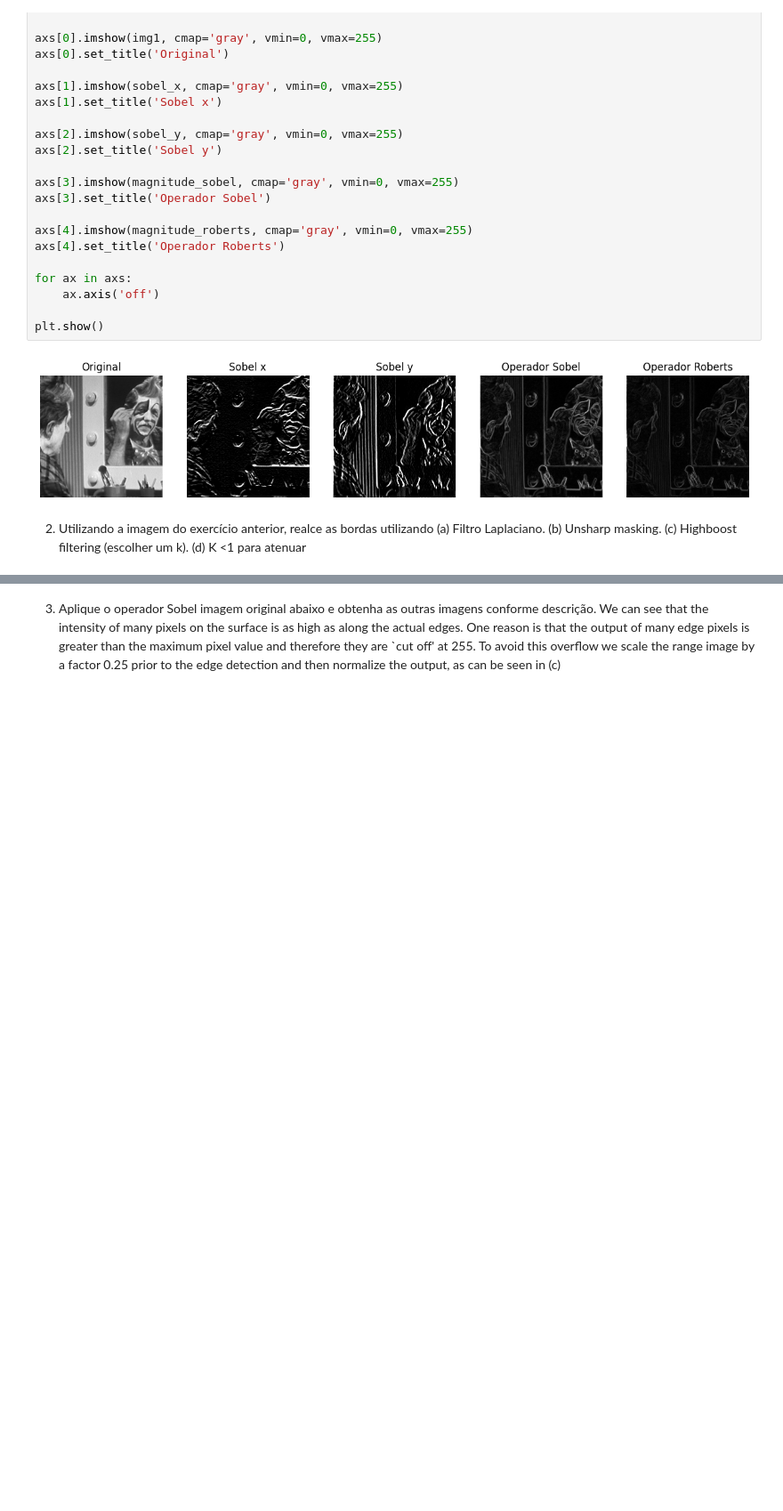
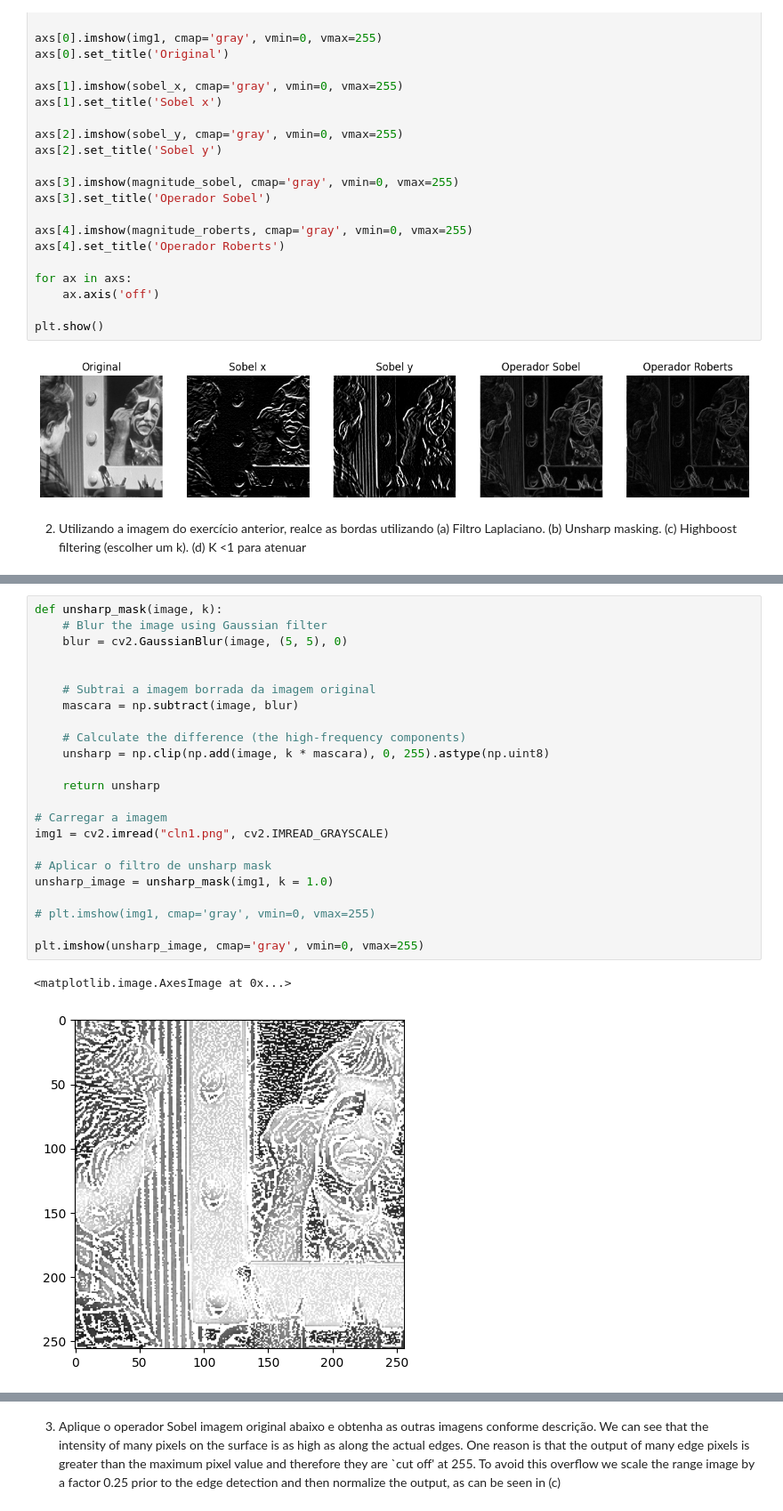
Before and after one commit to anaalicecordeiro/gbc216_t1_G04, a Jupyter notebook: Lab05 - High pass filtering/Lab05.ipynb, the cells around one changed output, grey strips where cells are left out. Shown at 89% size. Cells and saved outputs as stored; diff of their text form; blank space fills up the shorter version.

```diff
--- a/Lab05 - High pass filtering/Lab05.ipynb
+++ b/Lab05 - High pass filtering/Lab05.ipynb
@@ -92 +101,27 @@ plt.show()
+# %%
+def unsharp_mask(image, k):
+    # Blur the image using Gaussian filter
+    blur = cv2.GaussianBlur(image, (5, 5), 0)
+
+
+    # Subtrai a imagem borrada da imagem original
+    mascara = np.subtract(image, blur)
+
+    # Calculate the difference (the high-frequency components)
+    unsharp = np.clip(np.add(image, k * mascara), 0, 255).astype(np.uint8)
+
+    return unsharp
+
+# Carregar a imagem
+img1 = cv2.imread("cln1.png", cv2.IMREAD_GRAYSCALE)
+
+# Aplicar o filtro de unsharp mask
+unsharp_image = unsharp_mask(img1, k = 1.0)
+
+# plt.imshow(img1, cmap='gray', vmin=0, vmax=255)
+
+plt.imshow(unsharp_image, cmap='gray', vmin=0, vmax=255)
+# %% [output]
+<matplotlib.image.AxesImage at 0x...>
+[figure, added]
 # %%
```
Also changed, not shown: parts of 11 cells of this notebook.
